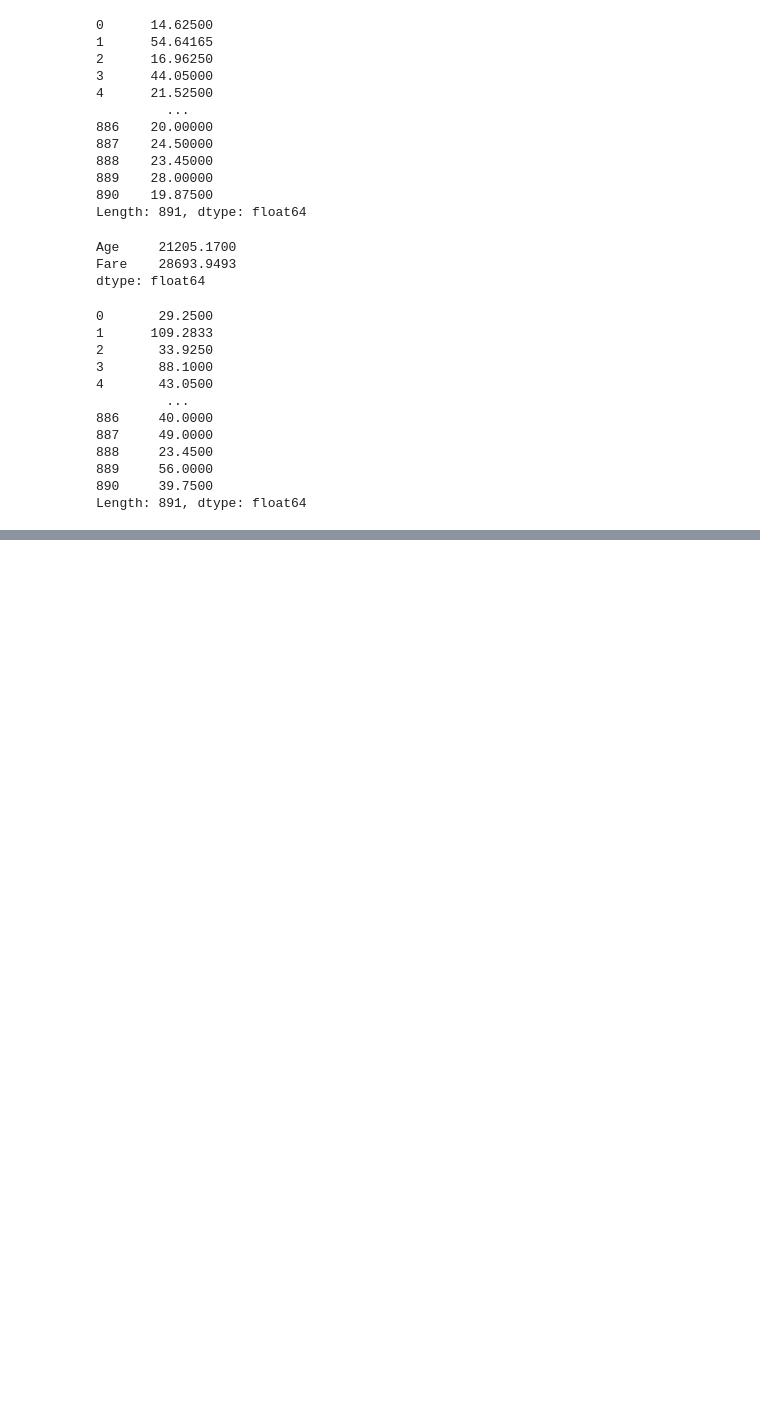
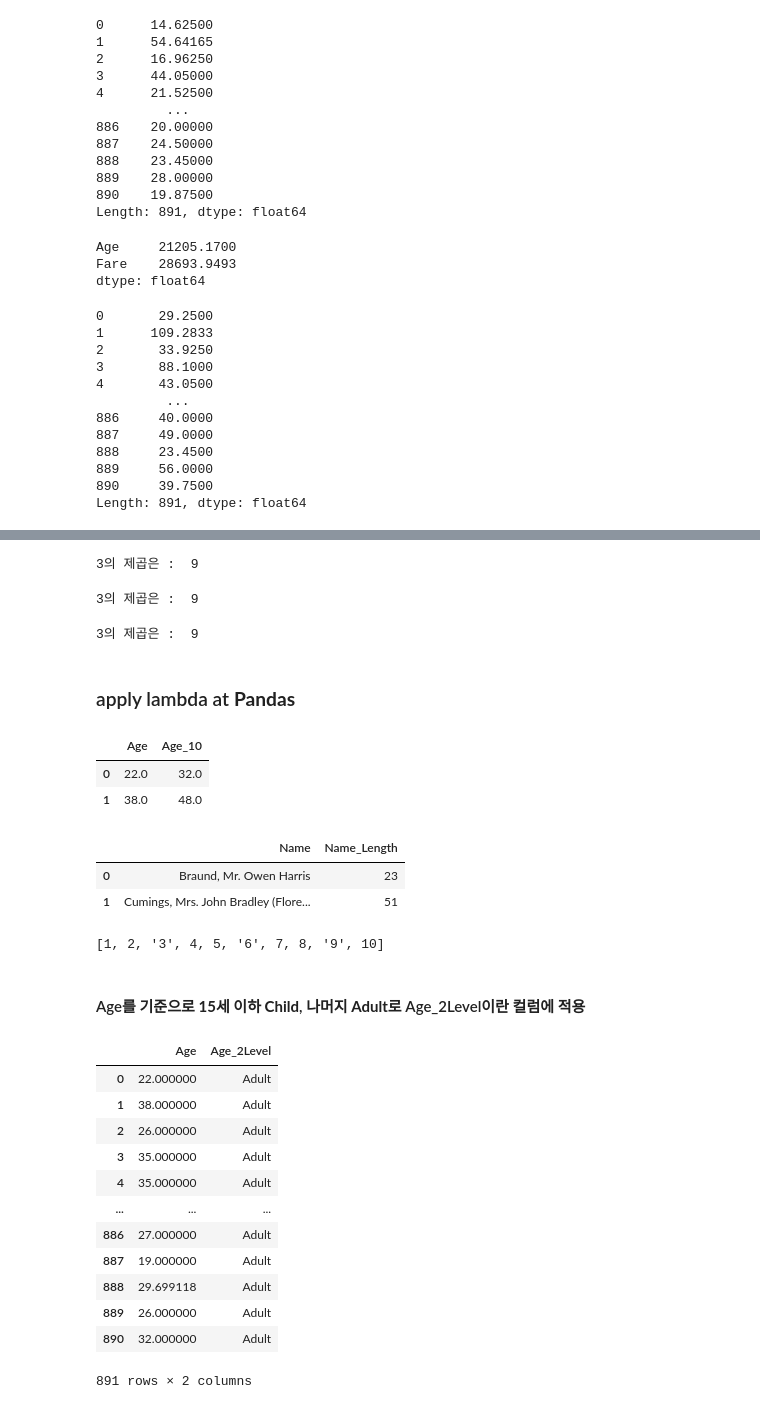
Before and after one commit to Junohera/PythonBasic2021, a Jupyter notebook: 02_DataAnalysis/04_Data_Handling.ipynb, the cells around one changed output, grey strips where cells are left out. Drawn from its saved outputs; the diff is of its cells as text; code cells hidden in the pictures; blank space fills up the shorter version.

```diff
--- a/02_DataAnalysis/04_Data_Handling.ipynb
+++ b/02_DataAnalysis/04_Data_Handling.ipynb
@@ -904,0 +911,5 @@ titanicDF.isna()
+# %%
+titanicDF.Cabin = titanicDF.Cabin.fillna('C000') # Cabin컬럼의 결측치를 C000으로 대체
+titanicDF.Age = titanicDF.Age.fillna(titanicDF.Age.mean()) # Age는 결측치가 아닌 데이터들의 평균으로
+titanicDF.Embarked = titanicDF.Embarked.fillna('S') # Embarked는 그냥 'S'라는 문자값으로 대체
+titanicDF.isna().sum()
@@ -904,0 +933,21 @@ titanicDF.isna()
+# %%
+# 일반적 함수의 사용
+def get_square(a):
+    return a**2
+
+print('3의 제곱은 : ', get_square(3))
+# %% [output]
+3의 제곱은 :  9
+# %%
+# 람다를 이용한 함수정의와 사용 1 (대입 후 호출)
+lambda_square = lambda x : x**2
+print('3의 제곱은 : ', lambda_square(3))
+# %% [output]
+3의 제곱은 :  9
+# %%
+# 람다를 이용한 함수정의와 사용 2 (즉시실행)
+print('3의 제곱은 : ', (lambda x : x**2)(3))
+# %% [output]
+3의 제곱은 :  9
+# %% [markdown]
+### apply lambda at **Pandas**
@@ -904,0 +957,42 @@ titanicDF.isna()
+# %%
+titanicDF[['Age', 'Age_10']].head(2)
+# %% [output]
+|  | Age | Age_10 |
+| 0 | 22.0 | 32.0 |
+| 1 | 38.0 | 48.0 |
+# %%
+# 연산식 : 람다 함수식
+# 실행 : 연산식을 apply함수에 넣어 실행
+# 아래는 탑승자 이름의 글자 갯수를 카운트하여 Name_Length 컬럼을 생성하고 저장하는 예
+titanicDF['Name_Length'] = titanicDF.Name.apply(lambda x : len(x))
+titanicDF[['Name', 'Name_Length']].head(2)
+# %% [output]
+|  | Name | Name_Length |
+| 0 | Braund, Mr. Owen Harris | 23 |
+| 1 | Cumings, Mrs. John Bradley (Flore... | 51 |
+# %%
+### 람다 조건식포함 예시문
+a = [1, 2, 3, 4, 5, 6, 7, 8, 9, 10]
+list(map(lambda x: str(x) if x % 3 == 0 else x, a))
+[1, 2, '3', 4, 5, '6', 7, 8, '9', 10]
+# %% [output]
+[1, 2, '3', 4, 5, '6', 7, 8, '9', 10]
+# %% [markdown]
+#### Age를 기준으로 **15세 이하 Child**, **나머지 Adult**로 Age_2Level이란 컬럼에 적용
+# %%
+titanicDF['Age_2Level'] = titanicDF.Age.apply(lambda x: 'Child' if x<=15 else 'Adult')
+titanicDF[['Age', 'Age_2Level']]
+# %% [output]
+|  | Age | Age_2Level |
+| 0 | 22.000000 | Adult |
+| 1 | 38.000000 | Adult |
+| 2 | 26.000000 | Adult |
+| 3 | 35.000000 | Adult |
+| 4 | 35.000000 | Adult |
+| ... | ... | ... |
+| 886 | 27.000000 | Adult |
+| 887 | 19.000000 | Adult |
+| 888 | 29.699118 | Adult |
+| 889 | 26.000000 | Adult |
+| 890 | 32.000000 | Adult |
+891 rows × 2 columns
```
Also changed, not shown: parts of 34 cells of this notebook.
